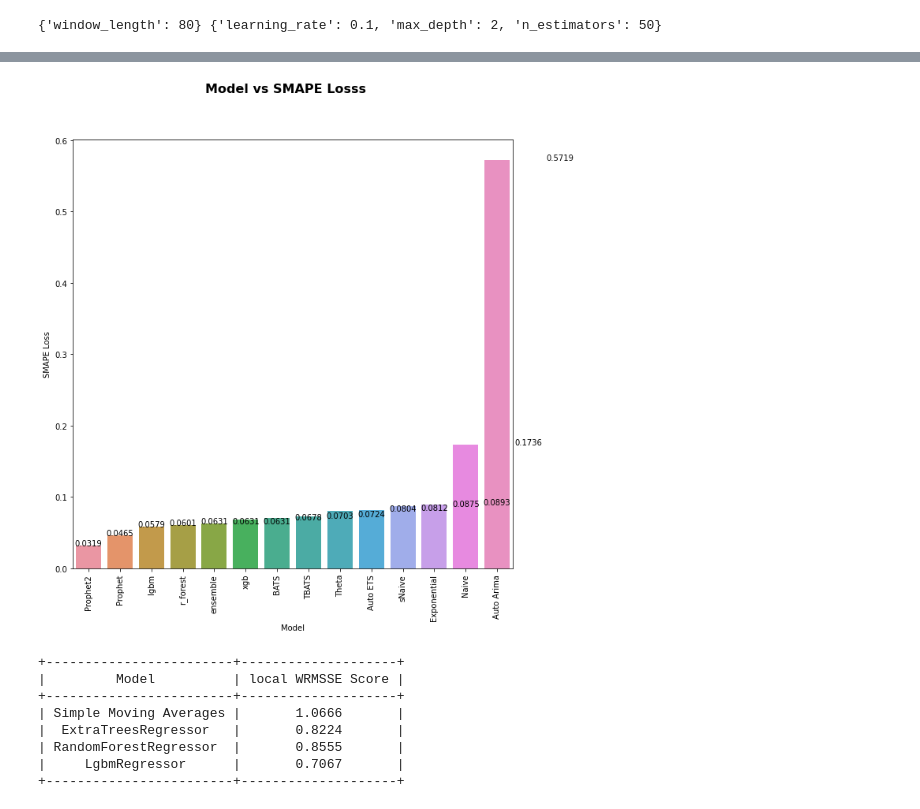
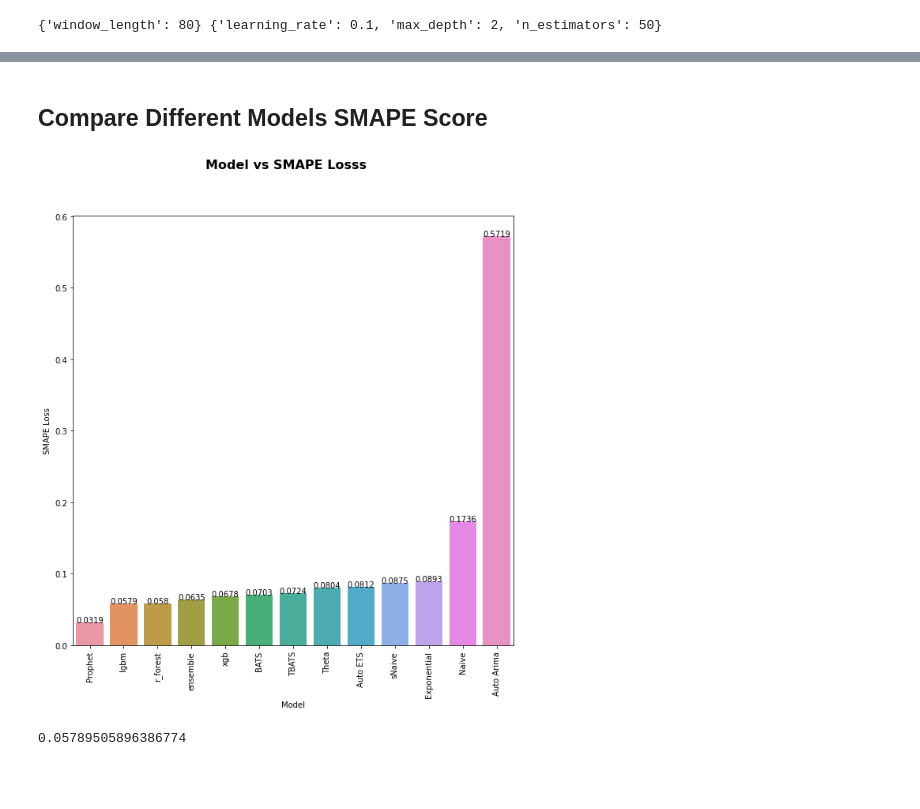
Before and after one commit to ElizabethSebastian/Sales-Forecasting, a Jupyter notebook: Code/02_sk_models.ipynb, the cells around one changed output, grey strips where cells are left out. Cells and saved outputs as stored; diff of their text form; code cells hidden in the pictures; blank space fills up the shorter version.

```diff
--- a/Code/02_sk_models.ipynb
+++ b/Code/02_sk_models.ipynb
@@ -377,5 +403,5 @@ y_train.reset_index()
 z_test.index.freq='D'
 z_train.index.freq='D'
 # %%
-fh_p = np.arange(len(z_test)) + 1
+#Forecasting horizon with dtype Datetime
 fh_p = ForecastingHorizon(z_test.index, is_relative=False)
@@ -416,24 +444,0 @@ result[result['model']=='prophet']
-# %%
-sk_forecaster2 = Prophet(seasonality_mode='multiplicative',
-                holidays=holidays,
-                n_changepoints=2,
-                changepoint_range=0.95,
-                changepoint_prior_scale=0.1,
-                seasonality_prior_scale=10,
-                holidays_prior_scale=10,
-                daily_seasonality=True,
-                weekly_seasonality=True,
-                yearly_seasonality=True
-                )
-sk_forecaster2.fit(z_train)
-y_pred_prophet2 = sk_forecaster2.predict(fh_p)
-y_pred_prophet2.index = y_test.index
-save_model('prophet2')
-loss_prophet2=load_model('prophet2', y_train, y_test, y_pred_prophet2)
-# plot_series(y_train[-40:], y_test, y_pred_prophet, labels=["y_train", "y_test", "y_pred_prophet"])
-# smape_loss(y_test, y_prediction)
-
-myindex = result.shape[0]+1
-result.at[myindex,'model']='prophet2'
-result.at[myindex,'smape_loss']=loss_prophet2
-result[result['model']=='prophet2']
@@ -652,7 +659,7 @@ forecaster = EnsembleForecaster([
         ('theta', ThetaForecaster()),
         ("exp_ses", ExponentialSmoothing(seasonal="multiplicative", sp=7)),
         ("exp_damped", ExponentialSmoothing(trend='multiplicative', damped_trend=True, seasonal="multiplicative", sp=7)),
-        #("bats", BATS(sp=7, use_trend=True, use_box_cox=False)),
+        ("bats", BATS(sp=7, use_trend=True, use_box_cox=False)),
         ("prophet",  Prophet(seasonality_mode='multiplicative',
                         holidays=holidays,
                         n_changepoints=2,
@@ -685,14 +692,12 @@ forecaster.fit(z_train)
 y_pred = forecaster.predict(fh_p)
 y_pred_es= y_pred.copy()
 y_pred_es.index = y_pred.index.to_period()
-#plot_series(y_train[-50:], y_test, y_pred_es, labels=["y_train", "y_test", "y_pred_es"])
 smape_loss(y_test, y_pred_es)
+
 save_model('ensemble')
+loss_ensemble=load_model('ensemble', y_train, y_test, y_pred_es)
 
-# save_model('ensemble')
-# loss_ensemble=load_model('ensemble', y_train, y_test, y_pred_es)
-
-# myindex = result.shape[0]+1
-# result.at[myindex,'modl']='ensemble'
-# result.at[myindex,'smape_loss']=loss_ensemble
-# result[result['model']=='ensemble']
+myindex = result.shape[0]+1
+result.at[myindex,'model']='ensemble'
+result.at[myindex,'smape_loss']=loss_ensemble
+result[result['model']=='ensemble']
@@ -740,18 +743,20 @@ result
+# %% [markdown]
+## Compare Different Models SMAPE Score
 # %%
 import matplotlib.pyplot as plt
 import seaborn as sns
 %matplotlib inline
 fig_dims = (10, 10)
 fig, ax = plt.subplots(figsize=fig_dims)
 fig.suptitle('Model vs SMAPE Losss', fontsize = 16, weight = 'bold')
 
 ax=sns.barplot(x = 'model', y = 'smape_loss', data=result);
 ax.set_xlabel('Model')
 ax.set_ylabel('SMAPE Loss')
-ax.set_xticklabels(['Prophet2','Prophet','lgbm','r_forest','ensemble','xgb','BATS','TBATS','Theta','Auto ETS',
+ax.set_xticklabels(['Prophet','lgbm','r_forest','ensemble','xgb','BATS','TBATS','Theta','Auto ETS',
                     'sNaive','Exponential' ,'Naive' ,'Auto Arima'], rotation='vertical', fontsize=10)
 for index, row in result.iterrows():
     ax.text(row.name,row.smape_loss, round(row.smape_loss,4), color='black', ha="center")
 plt.show()
 # %% [output]
-[figure, old version]
+[figure, new version]
@@ -764,21 +763,4 @@ px.bar(df, y="RMSE Loss", x="Model", color="Model", title="RMSE Loss vs. Model")
-# %%
-from prettytable import PrettyTable
-
-x = PrettyTable()
-
-x.field_names = ["Model", "local WRMSSE Score"]
-
-x.add_row(["Simple Moving Averages", 1.0666])
-x.add_row(["ExtraTreesRegressor", 0.8224])
-x.add_row(["RandomForestRegressor", 0.8555])
-x.add_row(["LgbmRegressor", 0.7067])
-print(x)
-# %% [output]
-+------------------------+--------------------+
-|         Model          | local WRMSSE Score |
-+------------------------+--------------------+
-| Simple Moving Averages |       1.0666       |
-|  ExtraTreesRegressor   |       0.8224       |
-| RandomForestRegressor  |       0.8555       |
-|     LgbmRegressor      |       0.7067       |
-+------------------------+--------------------+
+# %%
+loss_lgbm
+# %% [output]
+0.05789505896386774
```
Also changed, not shown: parts of 81 cells of this notebook, 9 other files.
